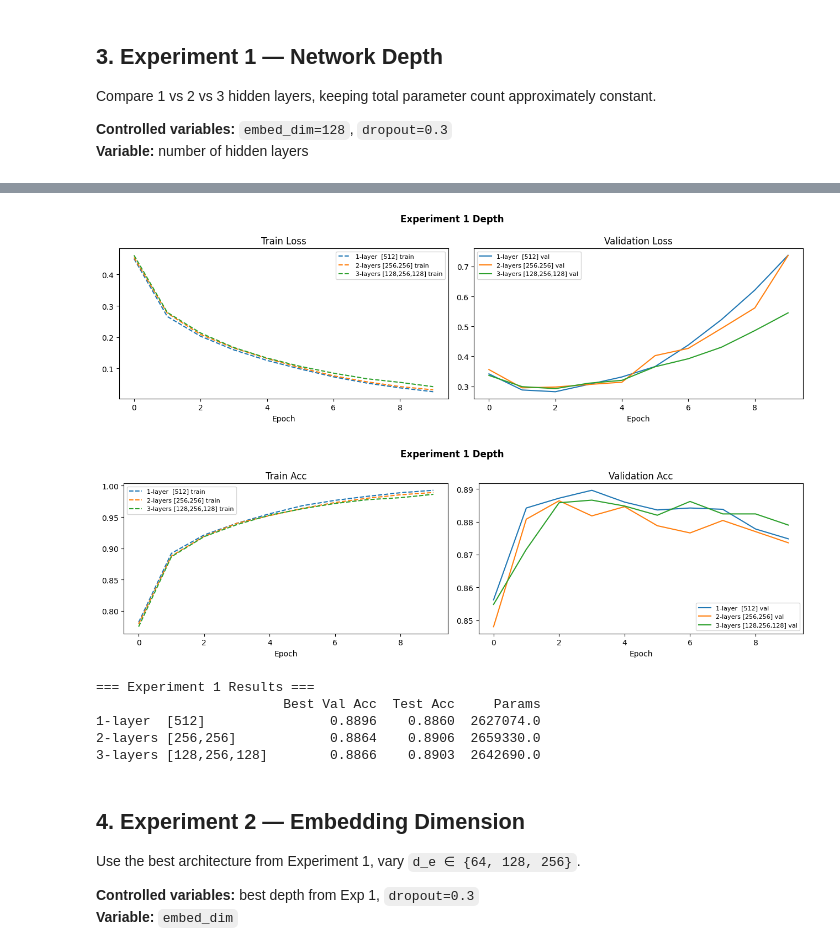
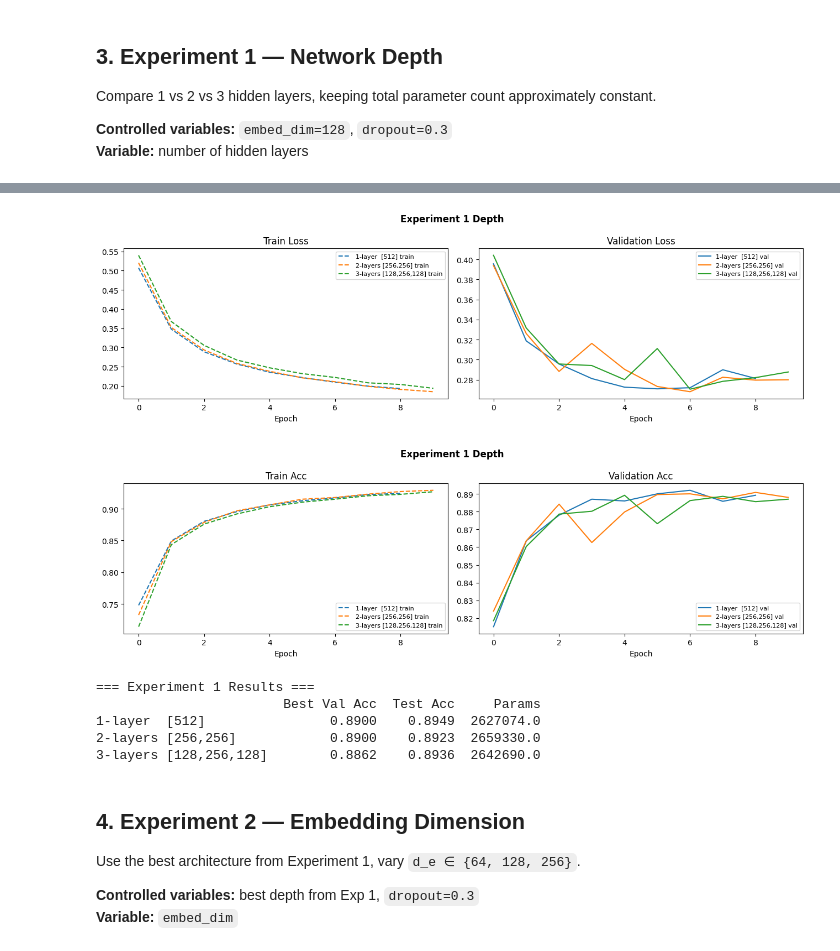
Before and after one commit to dateddy/523V0015_523K0078_Midterm, a Jupyter notebook: notebooks/02_mlp.ipynb, the cells around one changed output, grey strips where cells are left out. Drawn from its saved outputs; the diff is of its cells as text; code cells hidden in the pictures.

```diff
--- a/notebooks/02_mlp.ipynb
+++ b/notebooks/02_mlp.ipynb
@@ -294,7 +274,9 @@ def evaluate(model, loader, criterion):
     return total_loss / total, correct / total
 
 
-def train_model(config: dict, num_epochs: int = 10, lr: float = 1e-3):
+def train_model(config: dict, num_epochs: int = 15, lr: float = 1e-3,
+                 patience: int = 3, weight_decay: float = 1e-4,
+                 ckpt_name: str = None):
     """
     Train an MLPClassifier given a config dict.
     Returns history dict with train/val loss and accuracy per epoch,
@@ -308,11 +290,12 @@ def train_model(config: dict, num_epochs: int = 10, lr: float = 1e-3):
         dropout      = config['dropout'],
     ).to(device)
 
-    optimizer = optim.Adam(model.parameters(), lr=lr)
+    optimizer = optim.Adam(model.parameters(), lr=lr, weight_decay=weight_decay)
     criterion = nn.CrossEntropyLoss()
 
     history = {'train_loss': [], 'val_loss': [], 'train_acc': [], 'val_acc': []}
-    best_val_acc, best_state = 0.0, None
+    best_val_acc, best_val_loss, best_state = 0.0, float('inf'), None
+    patience_counter = 0
 
     for epoch in range(1, num_epochs + 1):
         tr_loss, tr_acc = train_epoch(model, train_loader, optimizer, criterion)
@@ -323,20 +306,33 @@ def train_model(config: dict, num_epochs: int = 10, lr: float = 1e-3):
         history['train_acc'].append(tr_acc)
         history['val_acc'].append(vl_acc)
 
-        if vl_acc > best_val_acc:
-            best_val_acc = vl_acc
-            best_state   = deepcopy(model.state_dict())
+        if vl_loss < best_val_loss:
+            best_val_loss    = vl_loss
+            best_val_acc     = vl_acc
+            best_state       = deepcopy(model.state_dict())
+            patience_counter = 0
+        else:
+            patience_counter += 1
 
         print(f'  Epoch {epoch:02d} | '
               f'train loss {tr_loss:.4f} acc {tr_acc:.4f} | '
-              f'val loss {vl_loss:.4f} acc {vl_acc:.4f}')
+              f'val loss {vl_loss:.4f} acc {vl_acc:.4f}'
+              f'{" ← best" if patience_counter == 0 else f" (patience {patience_counter}/{patience})"}')
 
-    # Evaluate best model on test set
+        if patience_counter >= patience:
+            print(f'  Early stopping triggered at epoch {epoch}.')
+            break
+
+    # Evaluate best checkpoint on test set
     model.load_state_dict(best_state)
     _, test_acc = evaluate(model, test_loader, criterion)
 
+    # Save checkpoint if name provided
+    if ckpt_name:
+        save_checkpoint(model, config, best_val_acc, test_acc,
+                        f'../checkpoints/{ckpt_name}.pt')
+
     return history, best_val_acc, test_acc, count_params(model)
-
 
 def plot_curves(histories: dict, metric: str = 'loss', title: str = ''):
     """Plot train/val loss or accuracy curves for multiple configs."""
@@ -366,9 +362,9 @@ Compare 1 vs 2 vs 3 hidden layers, keeping total parameter count approximately c
 # %%
 # Hidden dims chosen to keep param counts roughly equal across configs
 depth_configs = {
-    '1-layer  [512]':       {'embed_dim': 128, 'hidden_dims': [512],          'dropout': 0.3},
-    '2-layers [256,256]':   {'embed_dim': 128, 'hidden_dims': [256, 256],     'dropout': 0.3},
-    '3-layers [128,256,128]':{'embed_dim': 128, 'hidden_dims': [128, 256, 128],'dropout': 0.3},
+    '1-layer  [512]':        {'embed_dim': 128, 'hidden_dims': [512],           'dropout': 0.5},
+    '2-layers [256,256]':    {'embed_dim': 128, 'hidden_dims': [256, 256],      'dropout': 0.5},
+    '3-layers [128,256,128]':{'embed_dim': 128, 'hidden_dims': [128, 256, 128], 'dropout': 0.5},
 }
 
 # Print param counts before training
@@ -378,11 +374,11 @@ for name, cfg in depth_configs.items():
     print(f'  {name}: {count_params(m):,}')
 
 depth_histories, depth_results = {}, {}
-NUM_EPOCHS = 10
 
 for name, cfg in depth_configs.items():
     print(f'\n── Training: {name} ──')
-    hist, best_val, test_acc, n_params = train_model(cfg, num_epochs=NUM_EPOCHS)
+    ckpt_name = 'mlp_depth_' + name.replace(' ', '').replace('[','').replace(']','').replace(',','')
+    hist, best_val, test_acc, n_params = train_model(cfg, ckpt_name=ckpt_name)
     depth_histories[name] = hist
     depth_results[name]   = {'best_val_acc': best_val, 'test_acc': test_acc, 'params': n_params}
 
@@ -414,10 +410,10 @@ Param counts:
-[figure, old version]
+[figure, new version]
-[figure, old version]
+[figure, new version]
 === Experiment 1 Results ===
                         Best Val Acc  Test Acc     Params
-1-layer  [512]                0.8896    0.8860  2627074.0
-2-layers [256,256]            0.8864    0.8906  2659330.0
-3-layers [128,256,128]        0.8866    0.8903  2642690.0
+1-layer  [512]                0.8900    0.8949  2627074.0
+2-layers [256,256]            0.8900    0.8923  2659330.0
+3-layers [128,256,128]        0.8862    0.8936  2642690.0
 # %% [markdown]
 ## 4. Experiment 2 — Embedding Dimension
 Use the best architecture from Experiment 1, vary `d_e ∈ {64, 128, 256}`.
```
Also changed, not shown: parts of 7 cells of this notebook, 16 other files.
